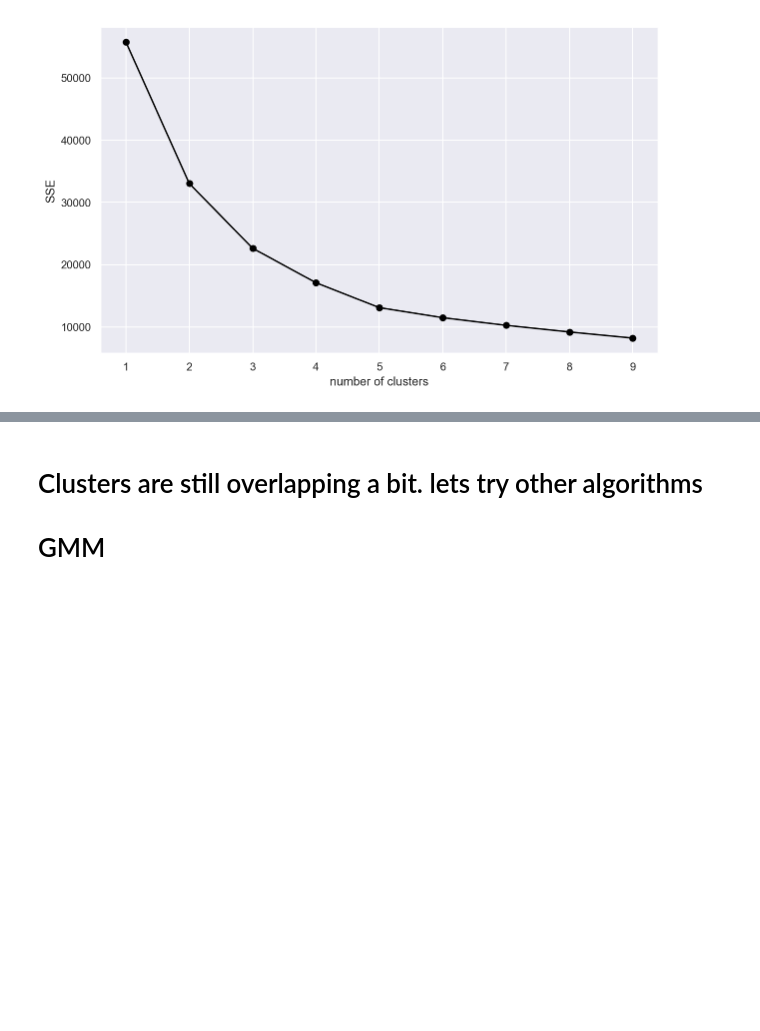
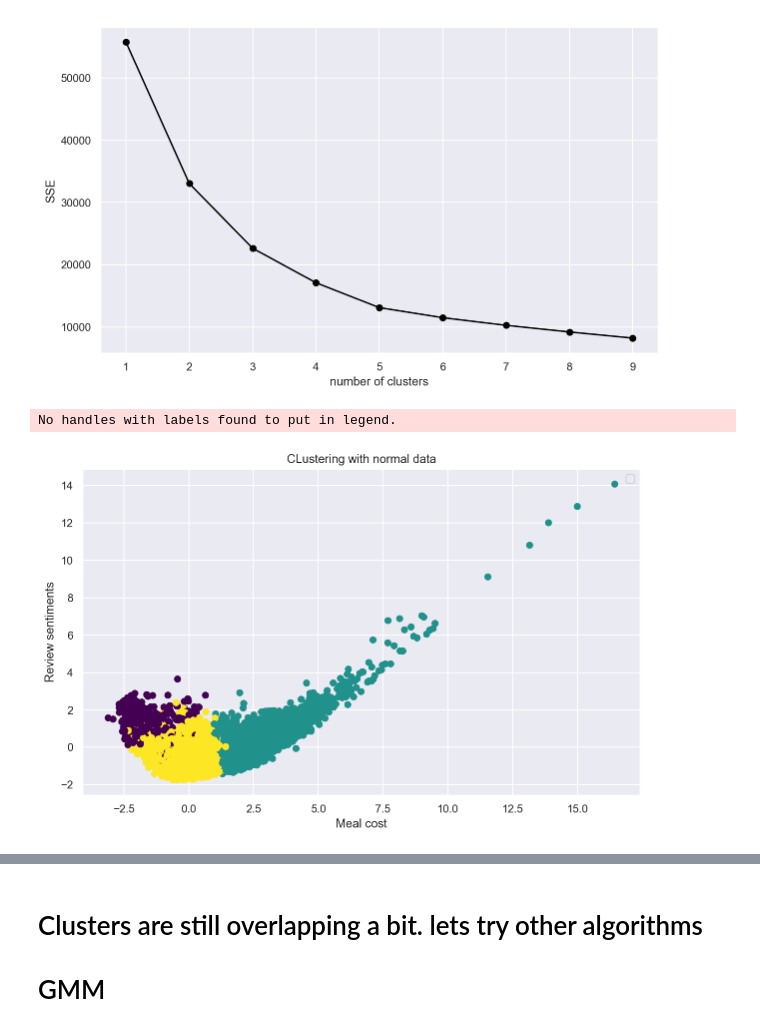
Before and after one commit to punit2106/Data-science-team, a Jupyter notebook: Zomato_clustering.ipynb, the cells around one changed output, grey strips where cells are left out. Cells and saved outputs as stored; diff of their text form; code cells hidden in the pictures; blank space fills up the shorter version.

```diff
--- a/Zomato_clustering.ipynb
+++ b/Zomato_clustering.ipynb
@@ -212,4 +212,18 @@ plt.xticks(ks)
 plt.show()
 # %% [output]
 [figure]
+# %%
+kmeans = KMeans(n_clusters = 3, init = 'k-means++', random_state = 10,max_iter=500,tol=0.001)
+y_kmeans = kmeans.fit_predict(principalComponents)
+plt.figure(figsize=(10,6))
+plt.scatter(principalComponents[:, 0], principalComponents[:, 1], c=y_kmeans, cmap='viridis');
+#plt.scatter(kmeans.cluster_centers_[:, 0], kmeans.cluster_centers_[:, 1], s = 100, c = 'red', label = 'Centroids');
+plt.title('CLustering with normal data')
+plt.xlabel('Meal cost')
+plt.ylabel('Review sentiments')
+plt.legend()
+plt.show()
+# %% [output]
+No handles with labels found to put in legend.
+[figure, added]
 # %%
```
Also changed, not shown: parts of 20 cells of this notebook.
